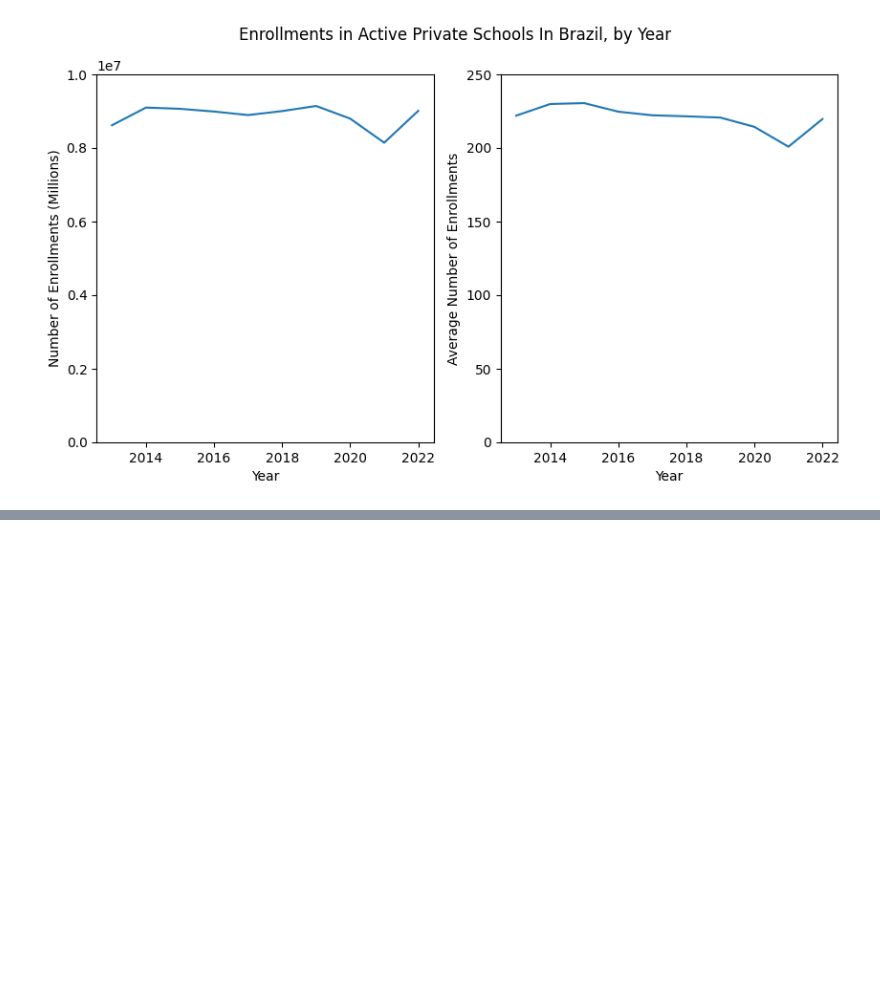
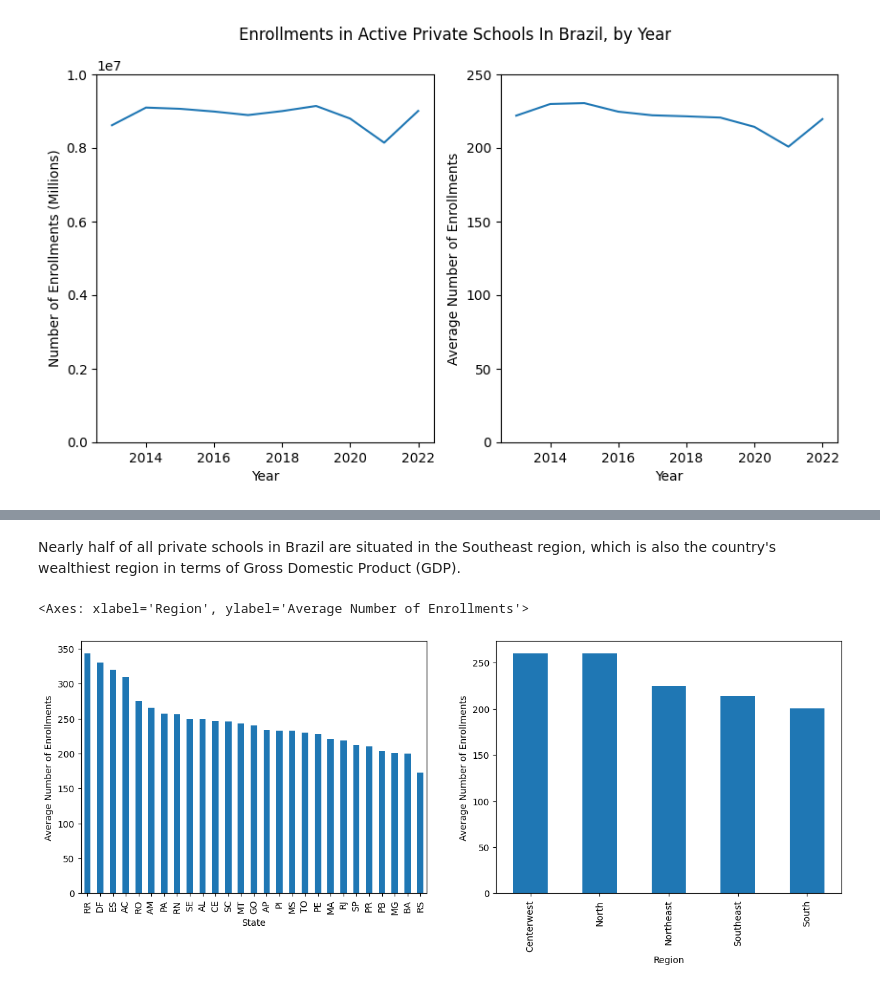
Before and after one commit to henriquefreitassouza/analysis, a Jupyter notebook: Private Schools in Brazil.ipynb, the cells around one changed output, grey strips where cells are left out. Drawn from its saved outputs; the diff is of its cells as text; code cells hidden in the pictures; blank space fills up the shorter version.

```diff
--- a/Private Schools in Brazil.ipynb
+++ b/Private Schools in Brazil.ipynb
@@ -143,0 +208,10 @@ df[df['ano'] == 2022]['sigla_uf'].value_counts().plot.bar(ax = axes[0], xlabel =
+# %% [markdown]
+Nearly half of all private schools in Brazil are situated in the Southeast region, which is also the country's wealthiest region in terms of Gross Domestic Product (GDP).
+# %%
+fig, axes = plt.subplots(1, 2, figsize = (15, 5))
+
+df_schools_by_state.sort_values(by = ['enrollments'], ascending = False)['enrollments'].plot.bar(ax = axes[0], xlabel = 'State', ylabel = 'Average Number of Enrollments')
+df_schools_by_region.sort_values(by = ['enrollments'], ascending = False)['enrollments'].plot.bar(ax = axes[1], xlabel = 'Region', ylabel = 'Average Number of Enrollments')
+# %% [output]
+<Axes: xlabel='Region', ylabel='Average Number of Enrollments'>
+[figure, added]
```
Also changed, not shown: parts of 22 cells of this notebook.
